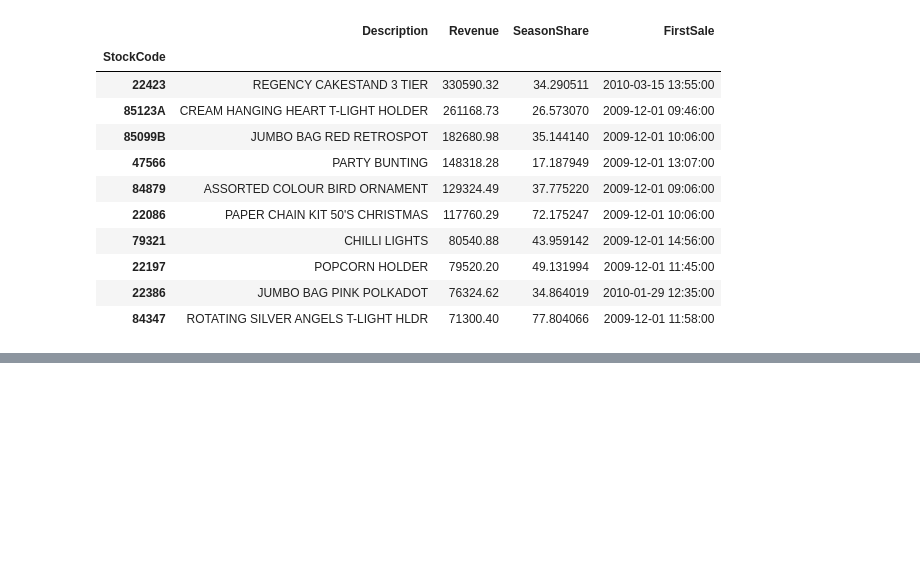
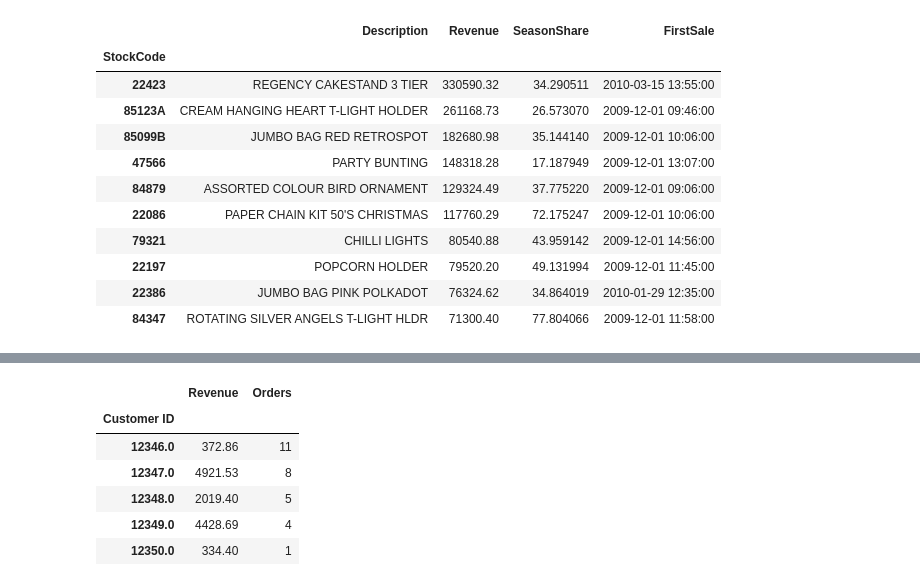
Before and after one commit to mohamadsfares/retail-sales-analysis, a Jupyter notebook: 02_analysis.ipynb, the cells around one changed output, grey strips where cells are left out. Saved outputs shown, nothing was run; the diff lists cells and outputs as text; code cells hidden in the pictures; blank space fills up the shorter version.

```diff
--- a/02_analysis.ipynb
+++ b/02_analysis.ipynb
@@ -195,0 +207,11 @@ product_revenue.sort_values('Revenue',ascending=False).head(10)
+# %%
+customer_summary= customers.groupby("Customer ID").agg(Revenue=('Revenue','sum'), Orders= ('Invoice','nunique'))
+customer_summary.head()
+# %% [output]
+|  | Revenue | Orders |
+| Customer ID |  |  |
+| 12346.0 | 372.86 | 11 |
+| 12347.0 | 4921.53 | 8 |
+| 12348.0 | 2019.40 | 5 |
+| 12349.0 | 4428.69 | 4 |
+| 12350.0 | 334.40 | 1 |
```
Also changed, not shown: parts of 4 cells of this notebook, 1 other file.
